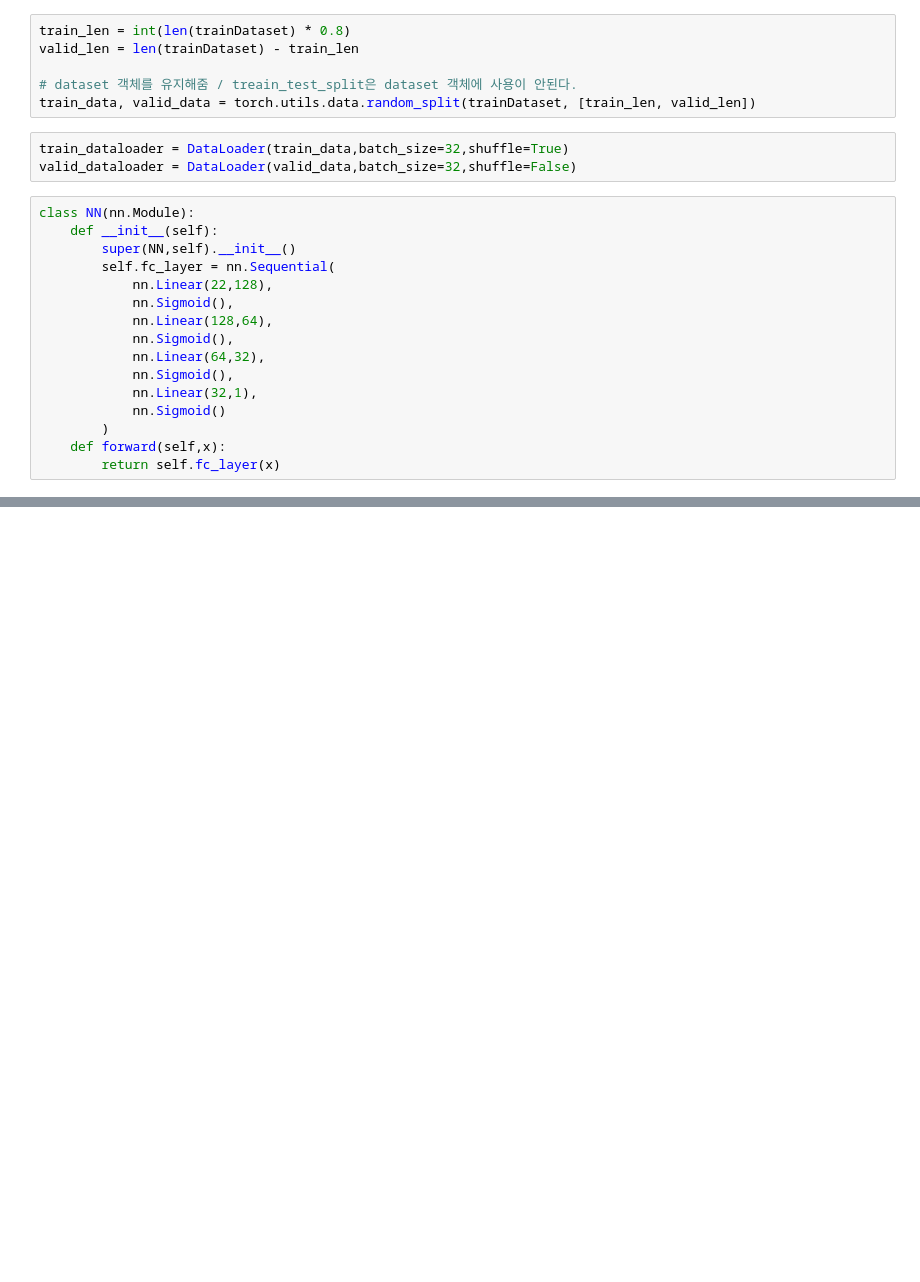
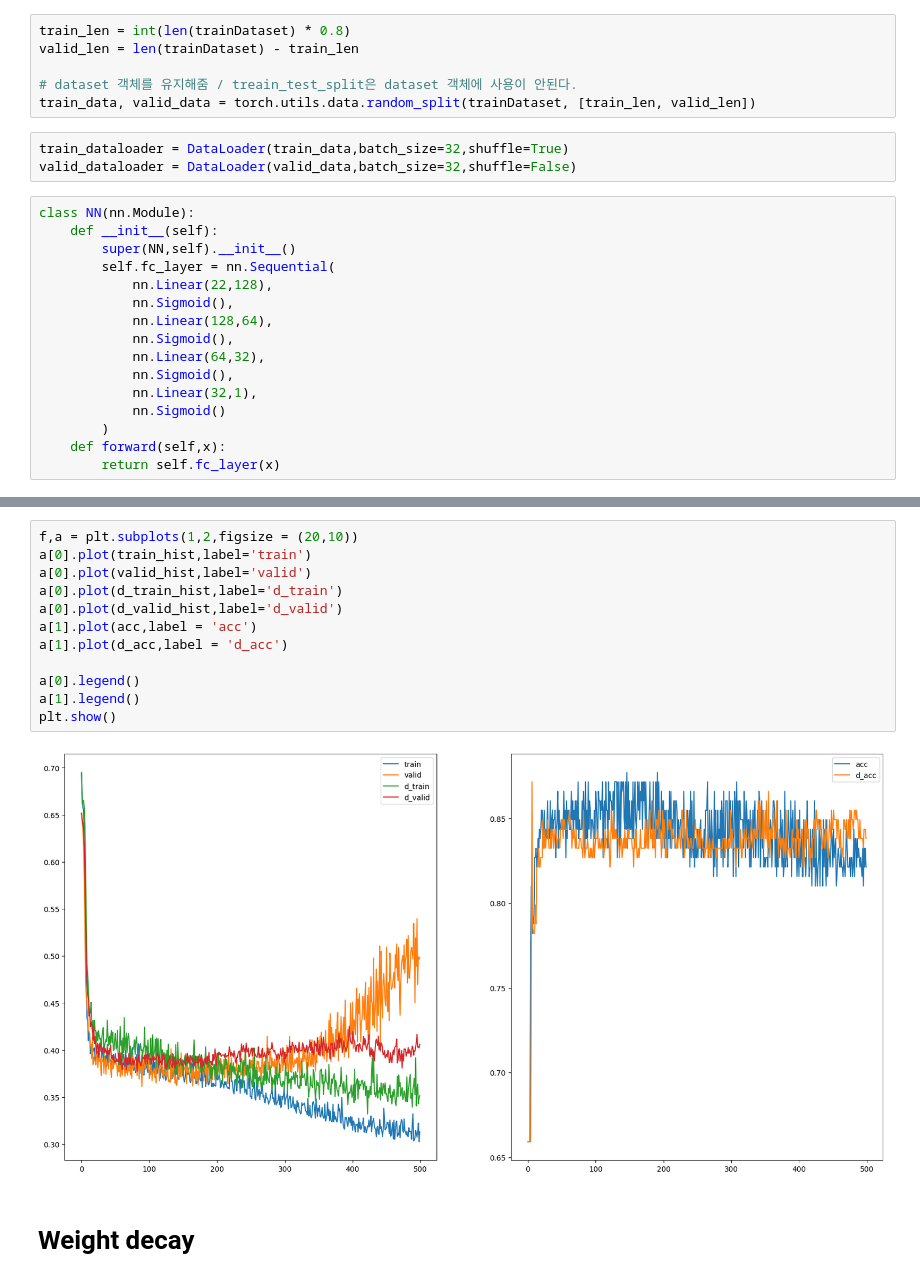
Before and after one commit to yunjihyung/titanic, a Jupyter notebook: DNN_modeling/Dnn.ipynb, the cells around one changed output, grey strips where cells are left out. Drawn from its saved outputs; the diff is of its cells as text; blank space fills up the shorter version.

```diff
--- a/DNN_modeling/Dnn.ipynb
+++ b/DNN_modeling/Dnn.ipynb
@@ -129,0 +227,16 @@ a[1].legend()
+# %%
+f,a = plt.subplots(1,2,figsize = (20,10))
+a[0].plot(train_hist,label='train')
+a[0].plot(valid_hist,label='valid')
+a[0].plot(d_train_hist,label='d_train')
+a[0].plot(d_valid_hist,label='d_valid')
+a[1].plot(acc,label = 'acc')
+a[1].plot(d_acc,label = 'd_acc')
+
+a[0].legend()
+a[1].legend()
+plt.show()
+# %% [output]
+[figure, added]
+# %% [markdown]
+# Weight decay
```
Also changed, not shown: parts of 18 cells of this notebook.
